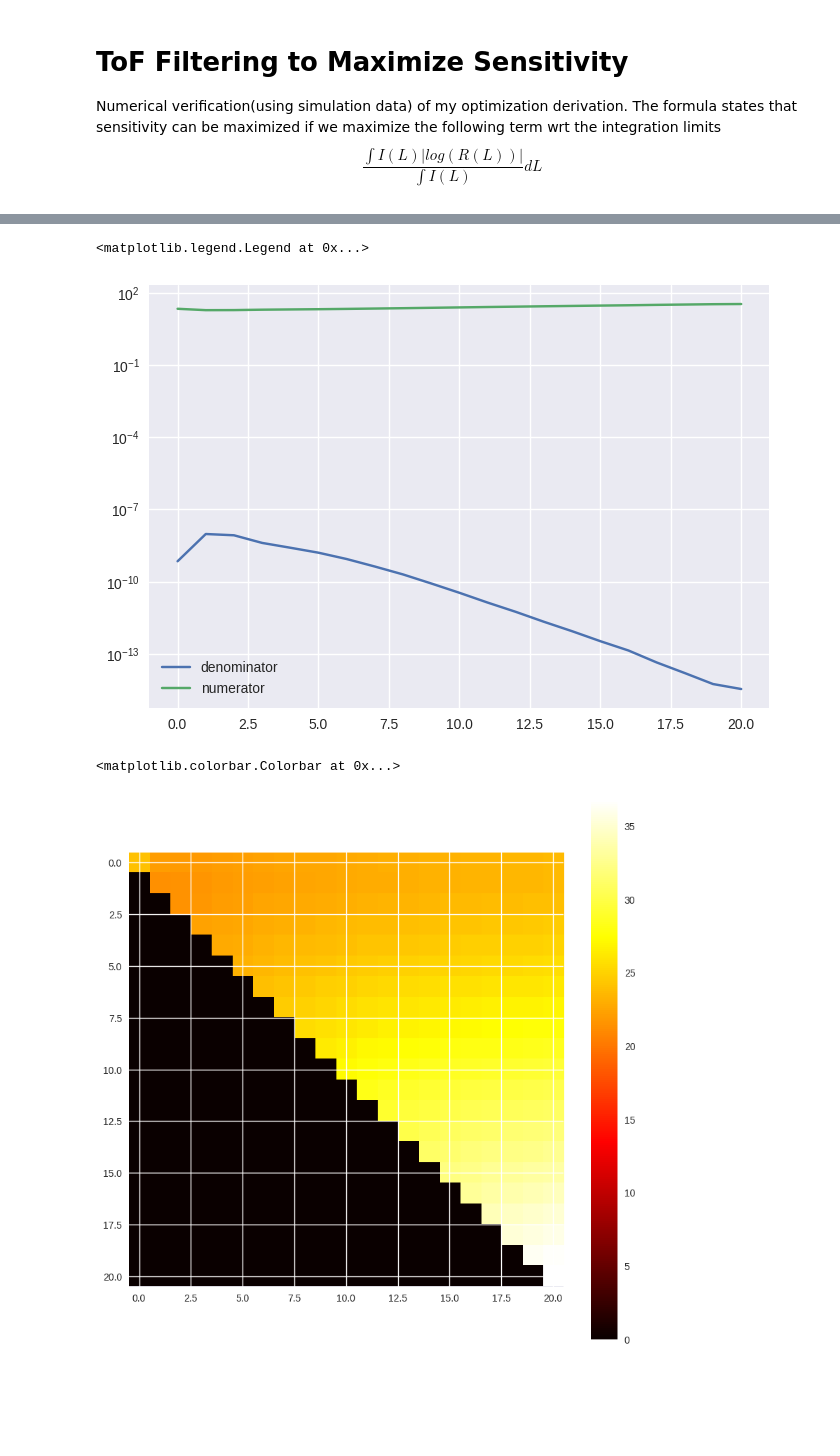
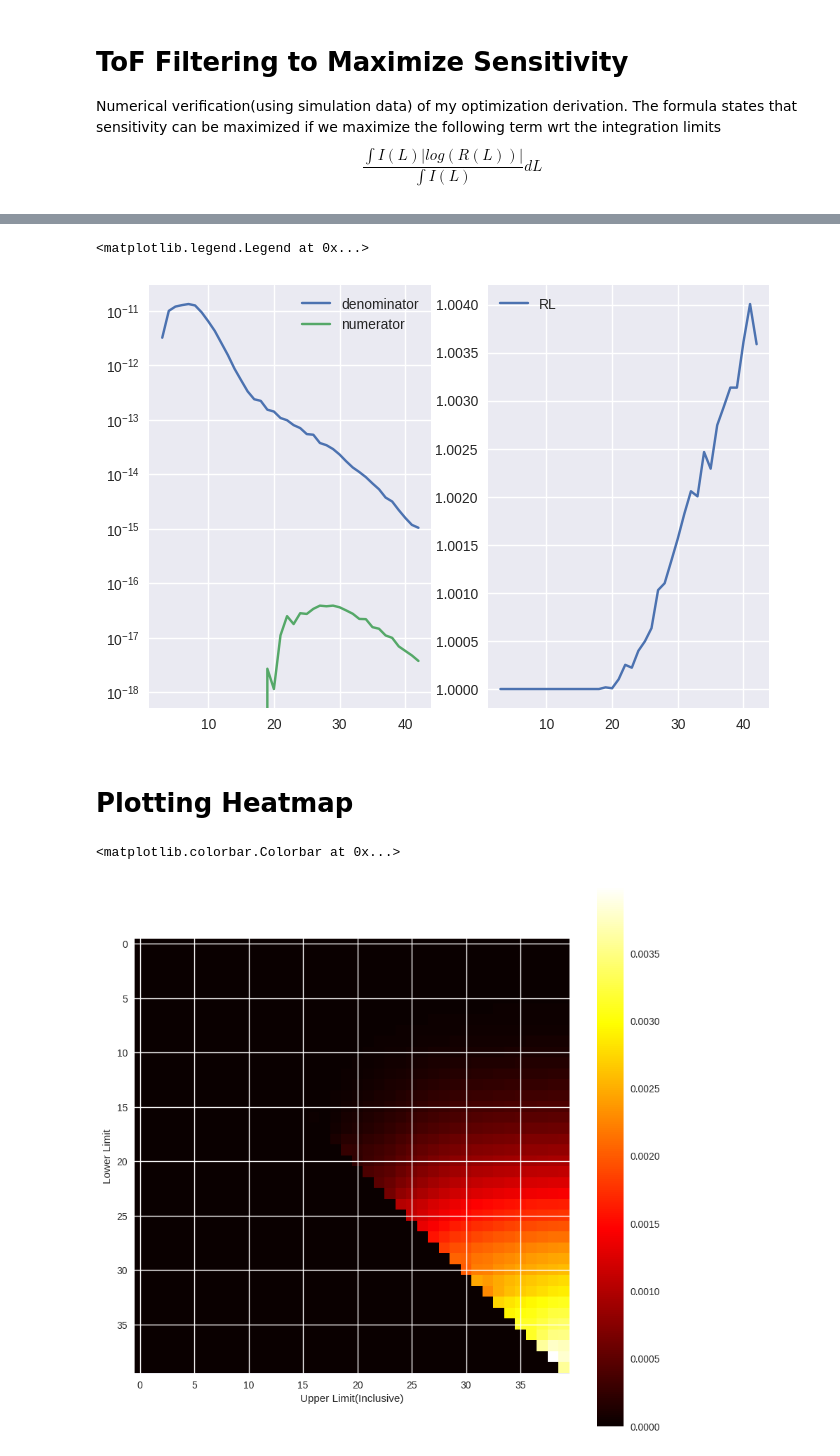
Before and after one commit to dip987/tfo_sensitivity, a Jupyter notebook: notebooks/tof_filtering_sensitivity_optimization.ipynb, the cells around one changed output, grey strips where cells are left out. Cells and saved outputs as stored; diff of their text form; code cells hidden in the pictures; blank space fills up the shorter version.

Commit message:
added brute force optimization

```diff
--- a/notebooks/tof_filtering_sensitivity_optimization.ipynb
+++ b/notebooks/tof_filtering_sensitivity_optimization.ipynb
@@ -12,11 +12,11 @@ import seaborn as sns
 from inverse_modelling_tfo.tools.name_decoder import decode_extended_filename
 from inverse_modelling_tfo.tools.s_based_intensity_datagen import MU_MAP_BASE1, MU_MAP_BASE2, get_mu_a
 from tfo_sensitivity.data import load_raw
-from tfo_sensitivity.tof import ToF, two_pointer_discrete_optimize
+from tfo_sensitivity.tof import ToF, two_pointer_discrete_optimize, two_pointer_brute_force_optimize
 
 plt.style.use('seaborn')
 
-maternal_wall_thickness, uterus_thickness, wave_int = 6, 5, 1
+maternal_wall_thickness, uterus_thickness, wave_int = 6, 5, 2
 raw_sim_data_path = load_raw(maternal_wall_thickness, uterus_thickness, wave_int)
 raw_sim_data = pd.read_pickle(raw_sim_data_path)
 # Create SDD column!
@@ -27,7 +27,7 @@ MATERNAL_Hb = 11.
 MATERNAL_SAT = 1.0
 FETAL_SAT = 0.50
 FETAL_Hb = 11.0
-DELTA = 1
+DELTA = 0.05
 SDD_index = 2
 
 data_table = pd.DataFrame(columns=['Saturation', 'Derivative', 'SDD', 'Type'])
@@ -41,7 +41,8 @@ modified_mu_map_base[4] = get_mu_a(FETAL_SAT, FETAL_Hb, wave_int)
 
 modified_mu_map_increased = base_mu_map.copy()
 modified_mu_map_increased[1] = get_mu_a(MATERNAL_SAT, MATERNAL_Hb, wave_int)
-modified_mu_map_increased[4] = get_mu_a(FETAL_SAT, FETAL_Hb + DELTA, wave_int)
+# modified_mu_map_increased[4] = get_mu_a(FETAL_SAT + DELTA, FETAL_Hb, wave_int)
+modified_mu_map_increased[4] = get_mu_a(FETAL_SAT , FETAL_Hb + DELTA, wave_int)
 
 data_table = pd.DataFrame(columns=['Derivative', 'SDD', 'I'])
 
@@ -57,3 +50,9 @@ tof_increased = ToF(filtered_photon_data, TIME_RESOLUTION, modified_mu_map_incre
+# %%
+# Use the new brute force optimization instead. The two pointer one sometimes gets stuck at a local optima
+TIME_RESOLUTION = 0.01e-9
+lower_intensity_bound = 1e-15
+tof_base = ToF(filtered_photon_data, TIME_RESOLUTION, modified_mu_map_base, SDD_index, lower_intensity_bound)
+tof_increased = ToF(filtered_photon_data, TIME_RESOLUTION, modified_mu_map_increased, SDD_index, lower_intensity_bound)
 # %%
 plt.plot(tof_base.data, label='base')
 plt.plot(tof_increased.data, label='increased')
@@ -66,12 +67,13 @@ plt.legend()
 # %%
+# Note: Operator overloading takes care of bin count mismatch/missing bins etc. When working with two ToF, its better to use the overloaded operators
 RL = tof_base / tof_increased
-numerator = tof_base * RL
-numerator = np.abs(np.log(numerator.data))
+numerator = np.abs(np.log(RL.data)) * tof_base.data
 denominator = tof_base.data
 
 target_func = lambda left, right: numerator.iloc[left: right + 1].sum() / denominator.iloc[left: right + 1].sum()
 
-left, right, optimum = two_pointer_discrete_optimize(target_func, 0, len(tof_base.data) - 1, "max")
+# left, right, optimum = two_pointer_discrete_optimize(target_func, 0, len(tof_base.data) - 1, "max")
+left, right, optimum = two_pointer_brute_force_optimize(target_func, 0, len(tof_base.data) - 1, "max")
 print("Data Length", len(numerator))
 print(left, right, optimum)
 # %% [output]
@@ -80,8 +82,15 @@ Data Length 21
 # %%
+fig, ax = plt.subplots(1, 2)
+
+plt.sca(ax[0])
 plt.plot(denominator, label='denominator')
 plt.plot(numerator, label='numerator')
 plt.yscale('log')
 plt.legend()
+
+plt.sca(ax[1])
+plt.plot(RL.data, label='RL')
+plt.legend()
 # %% [output]
 <matplotlib.legend.Legend at 0x...>
-[figure, old version]
+[figure, new version]
@@ -88,13 +105,17 @@ plt.legend()
+# %% [markdown]
+# Plotting Heatmap
 # %%
 # Brute Force Optimization
 plt.figure(figsize=(10, 10))
-target_func_matrix = np.ones((len(tof_base.data), len(tof_base.data)))
+target_func_matrix = np.zeros((len(tof_base.data), len(tof_base.data)))
 for i in range(len(tof_base.data)):
     for j in range(i, len(tof_base.data)):
         target_func_matrix[i, j] = target_func(i, j)
-target_func_matrix = np.abs(np.log(target_func_matrix))
-plt.imshow(target_func_matrix, cmap='hot', interpolation='nearest')
+# target_func_matrix = np.abs(np.log(target_func_matrix))
+plt.imshow(target_func_matrix, cmap='hot', interpolation='none')
+plt.xlabel('Upper Limit(Inclusive)')
+plt.ylabel('Lower Limit')
 plt.colorbar()
 # %% [output]
 <matplotlib.colorbar.Colorbar at 0x...>
-[figure, old version]
+[figure, new version]
```
Also changed, not shown: parts of 5 cells of this notebook, 3 other files.
